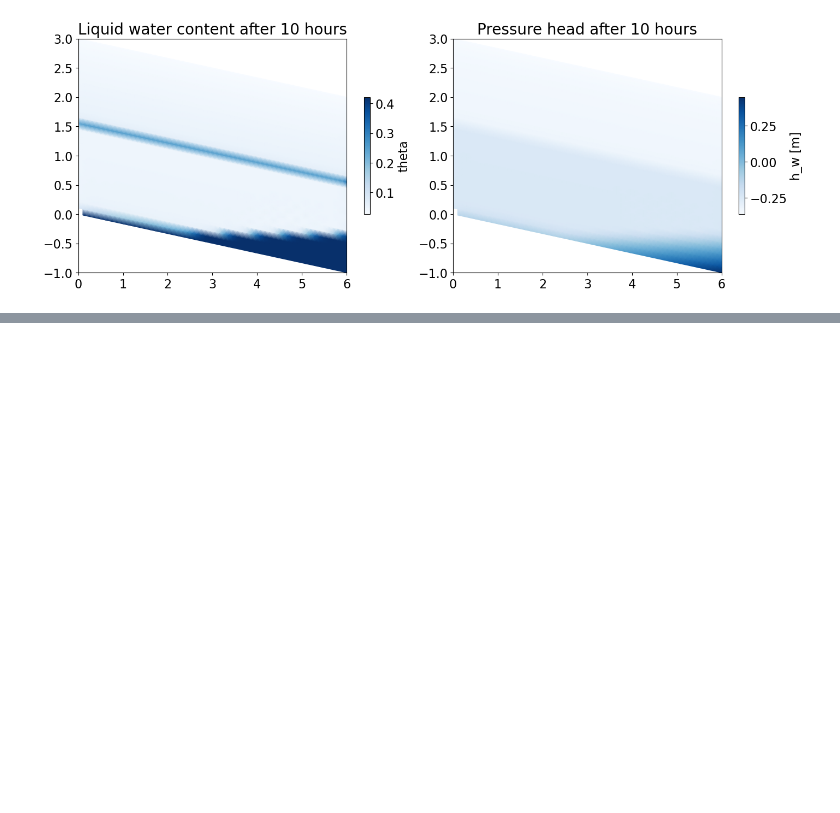
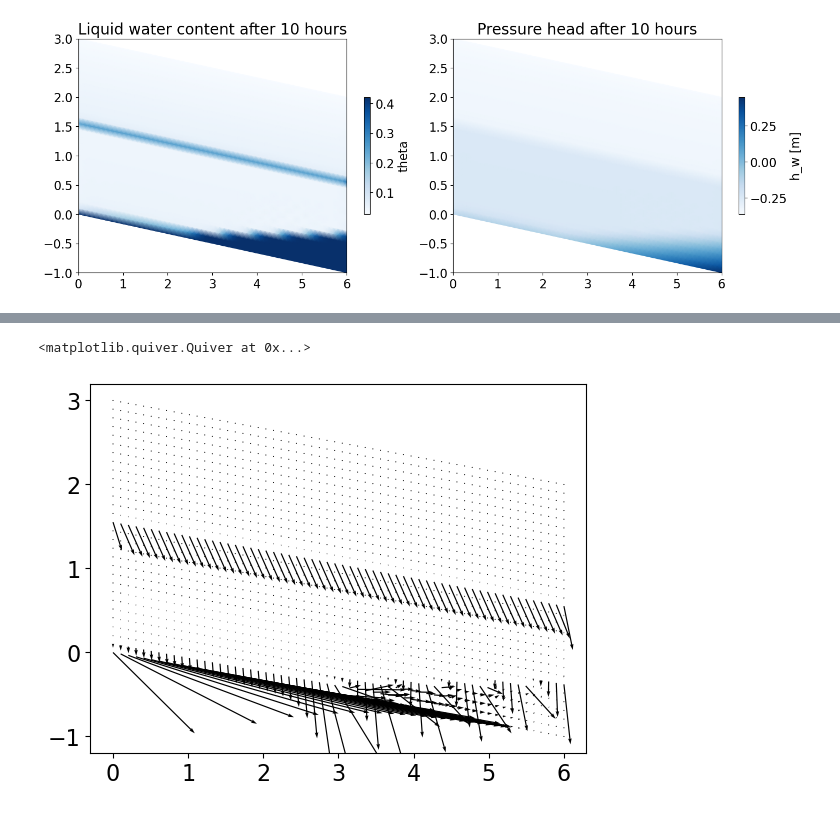
Before and after one commit to lannika-ut/Masterarbeit, a Jupyter notebook: view_solutions.ipynb, the cells around one changed output, grey strips where cells are left out. Saved outputs shown, nothing was run; the diff lists cells and outputs as text; code cells hidden in the pictures; blank space fills up the shorter version.

```diff
--- a/view_solutions.ipynb
+++ b/view_solutions.ipynb
@@ -64,3 +56,24 @@ q = np.array([q_z, q_x])
+# %%
+# Calculate specific discharge
+Vq = functionspace(domain, element("DG", domain.basix_cell(), 0, shape=(2,)))
+z = ufl.SpatialCoordinate(domain)[1]
+h_c = ufl.min_value(hw, 0.0)
+Se = (1 + (-p.alpha*h_c)**p.N)**((1-p.N)/p.N)
+m = 1 - 1/p.N
+kr = Se**0.5 * (1 - (1-Se**(1/m))**m)**2
+Ks = (
+    3*(p.d_i/2)**2
+    * ufl.exp(-0.013*p.rho_i*(1-phi))
+    * p.rho_w*p.g/p.mu_w
+)
+h_tot = hw + z
+q_expr = -Ks * kr * ufl.grad(h_tot)
+q = Function(Vq)
+expr = Expression(q_expr, Vq.element.interpolation_points)
+q.interpolate(expr)
+q_eval = eval_fct_on_grid(grid, q, domain)
+q_x = q_eval[:,0].reshape((nz, nx))
+q_z = q_eval[:,1].reshape((nz, nx))
 # %%
 t_obs = 24
 hw.x.array[:] = data_Annika["h_w"][t_obs]
@@ -110,0 +105,5 @@ plot_mesh2(domain)
+# %%
+plt.quiver(grid[:,0], grid[:,1], q_x, q_z)
+# %% [output]
+<matplotlib.quiver.Quiver at 0x...>
+[figure, added]
```
Also changed, not shown: parts of 5 cells of this notebook, 7 other files.
